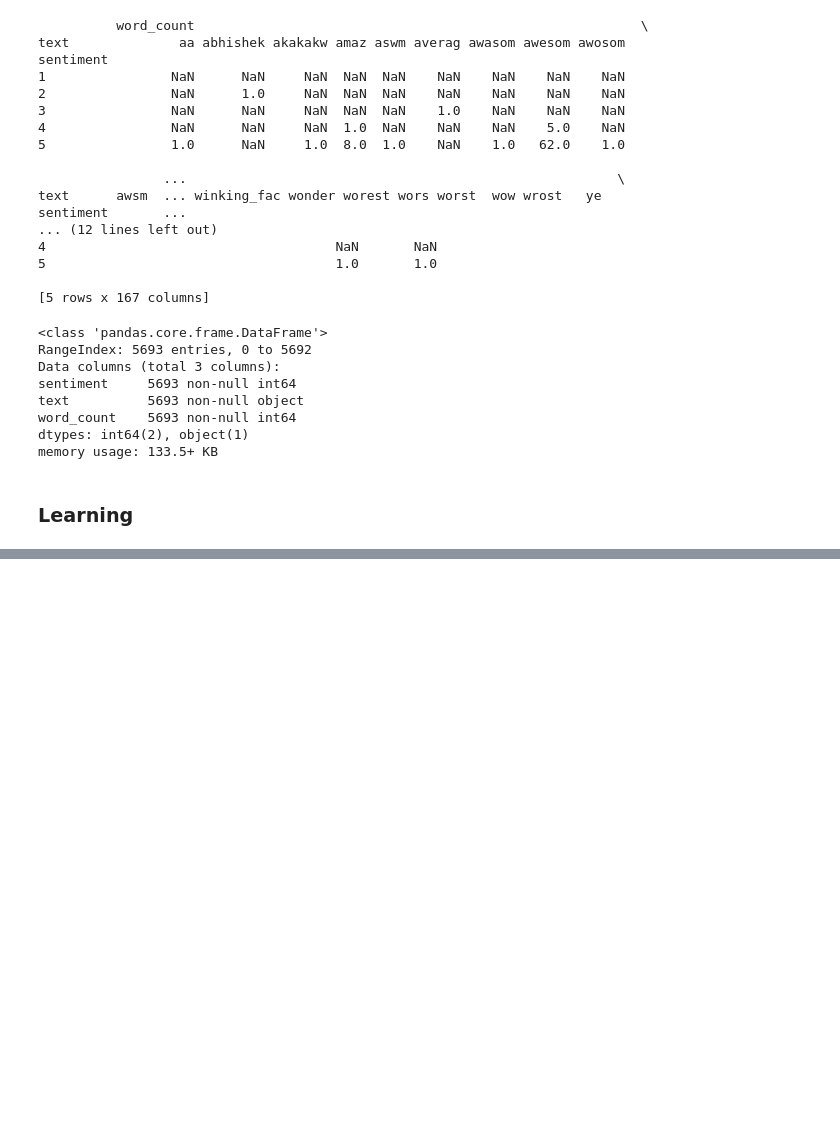
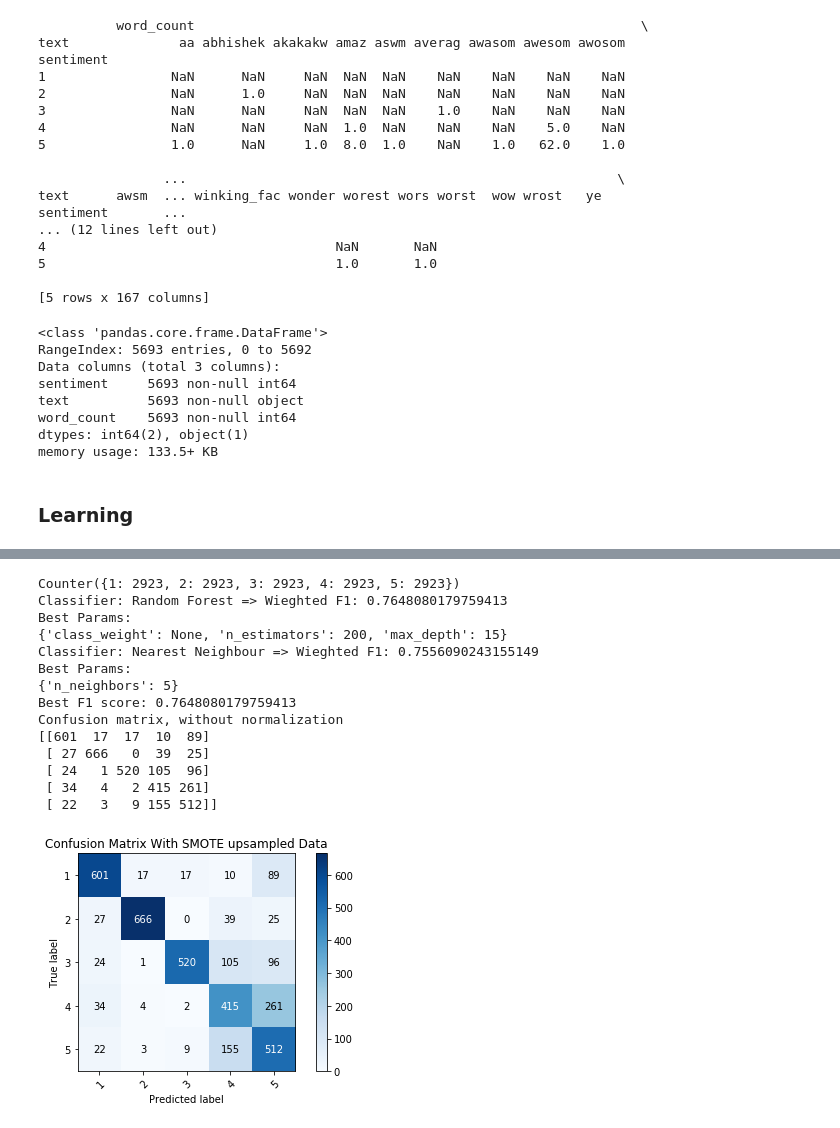
Before and after one commit to rmalav15/sentiment, a Jupyter notebook: EDA.ipynb, the cells around one changed output, grey strips where cells are left out. Cells and saved outputs as stored; diff of their text form; code cells hidden in the pictures; blank space fills up the shorter version.

```diff
--- a/EDA.ipynb
+++ b/EDA.ipynb
@@ -207,0 +245,24 @@ print("Best F1 score:", best_score)
+# %%
+# SMOTE oversampling for imabalance data (Can lead to overfitting for minority sometimes)
+sm = SMOTE(random_state = RANDOM_STATE)
+Xsmote, ysmote = sm.fit_sample(Xnorm, ynorm)
+print("Class Counts:", Counter(ysmote))
+model, score, best_model_smote, best_score = train_model(Xsmote, ysmote, verbose=False)
+print("Best F1 score:", best_score)
+retrain_best_param_model_confusion(best_model_smote, Xsmote, ysmote, title="Confusion Matrix With SMOTE upsampled Data")
+# %% [output]
+Counter({1: 2923, 2: 2923, 3: 2923, 4: 2923, 5: 2923})
+Classifier: Random Forest => Wieghted F1: 0.7648080179759413
+Best Params:
+{'class_weight': None, 'n_estimators': 200, 'max_depth': 15}
+Classifier: Nearest Neighbour => Wieghted F1: 0.7556090243155149
+Best Params:
+{'n_neighbors': 5}
+Best F1 score: 0.7648080179759413
+Confusion matrix, without normalization
+[[601  17  17  10  89]
+ [ 27 666   0  39  25]
+ [ 24   1 520 105  96]
+ [ 34   4   2 415 261]
+ [ 22   3   9 155 512]]
+[figure, added]
```
Also changed, not shown: parts of 24 cells of this notebook, 1 other file.
